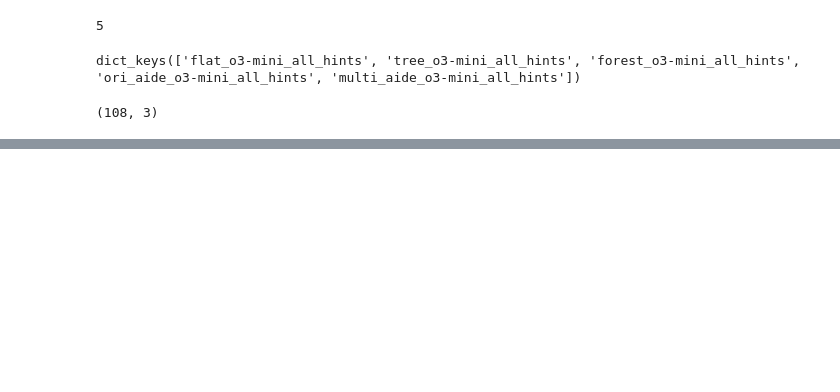
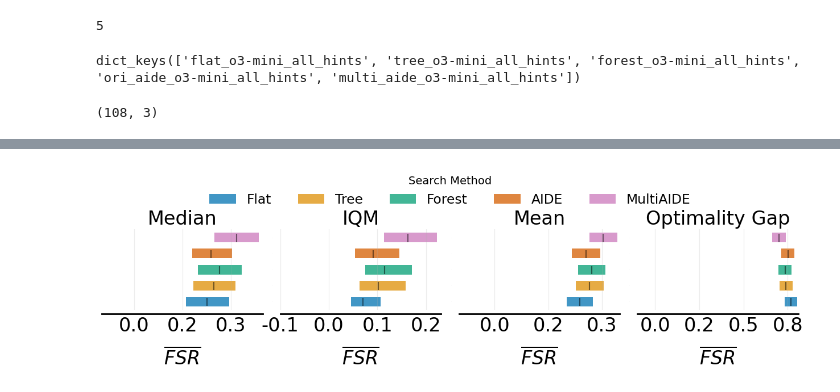
Before and after one commit to facebookresearch/llm-speedrunner, a Jupyter notebook: plot/plot-rliable-scaffolds-combo.ipynb, the cells around one changed output, grey strips where cells are left out. Drawn from its saved outputs; the diff is of its cells as text; code cells hidden in the pictures; blank space fills up the shorter version.

```diff
--- a/plot/plot-rliable-scaffolds-combo.ipynb
+++ b/plot/plot-rliable-scaffolds-combo.ipynb
@@ -544,7 +738,7 @@ searches = ['flat_o3-mini_all_hints', 'tree_o3-mini_all_hints', 'forest_o3-mini_
 # Load ALE scores as a dictionary mapping algorithms to their human normalize
 # score matrices, each of which is of size `(num_runs x num_games)`.
 # atari_200m_normalized_score_dict = ...
-searches_fsr_all_exp_values_dict = {key: value['all_exp_values'] for key, value in results_by_config_all_searches.items()}
+searches_fsr_all_exp_values_dict = {key: value['all_exp_values'] for key, value in results_by_config_all_hints.items()}
 aggregate_func = lambda x: np.array([
   metrics.aggregate_median(x),
   metrics.aggregate_iqm(x),
@@ -552,0 +751,3 @@ aggregate_func = lambda x: np.array([
+# %%
+aggregate_scores_all_hints, aggregate_score_cis_all_hints = rly.get_interval_estimates(
+  searches_fsr_all_exp_values_dict, aggregate_func, reps=50000)
@@ -552,0 +778,35 @@ aggregate_func = lambda x: np.array([
+# %%
+hints = ['flat_o3-mini_all_hints', 'tree_o3-mini_all_hints', 'forest_o3-mini_all_hints', 'ori_aide_o3-mini_all_hints', 'multi_aide_o3-mini_all_hints']
+hints = ['Flat', 'Tree', 'Forest', 'AIDE', 'MultiAIDE']
+hints_replace = {
+    'flat_o3-mini_all_hints': 'Flat',
+    'tree_o3-mini_all_hints': 'Tree',
+    'forest_o3-mini_all_hints': 'Forest',
+    'ori_aide_o3-mini_all_hints': 'AIDE',
+    'multi_aide_o3-mini_all_hints': 'MultiAIDE',
+}
+aggregate_scores_all_hints = {hints_replace[k]: v for k, v in aggregate_scores_all_hints.items()}
+aggregate_score_cis_all_hints = {hints_replace[k]: v for k, v in aggregate_score_cis_all_hints.items()}
+# %%
+from matplotlib.ticker import FuncFormatter
+
+# Define a formatter to reduce the number of decimal digits
+formatter = FuncFormatter(lambda x, _: f'{x:.1f}')
+
+# fig, axes = plot_utils.plot_interval_estimates(
+fig, axes = plot_interval_estimates(
+    aggregate_scores_all_hints, aggregate_score_cis_all_hints,
+    metric_names=['Median', 'IQM', 'Mean', 'Optimality Gap'],
+    algorithms=hints, legend_name=hints, legend_title='Search Method', xlabel='',)
+
+# Apply the formatter to all x-axes
+for ax in axes:
+    ax.xaxis.set_major_formatter(formatter)
+    ax.set_xlim(left=-0.1)  # Set the x-axis to start from -0.
+
+    # Adjust the position and font size of the xlabel for the IQM plot to avoid overlap
+    ax.set_xlabel('$\overline{FSR}$', labelpad=15, fontsize=24)  # Increase labelpad and fontsize
+# plt.show()
+plt.savefig('figures/o3_mini_search.pdf', dpi=200, bbox_inches='tight')
+# %% [output]
+[figure, added]
```
Also changed, not shown: parts of 16 cells of this notebook, 1 other file.
